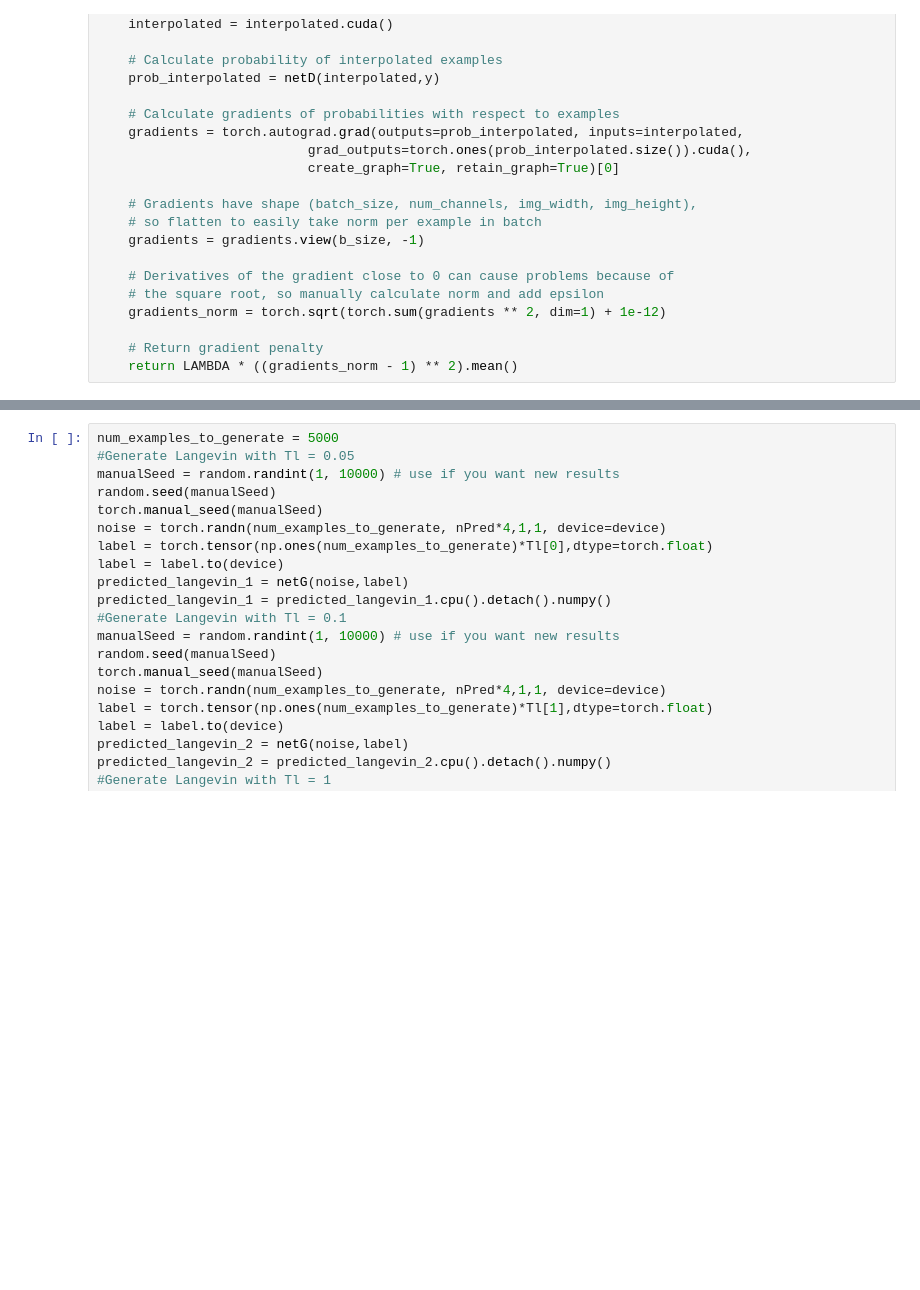
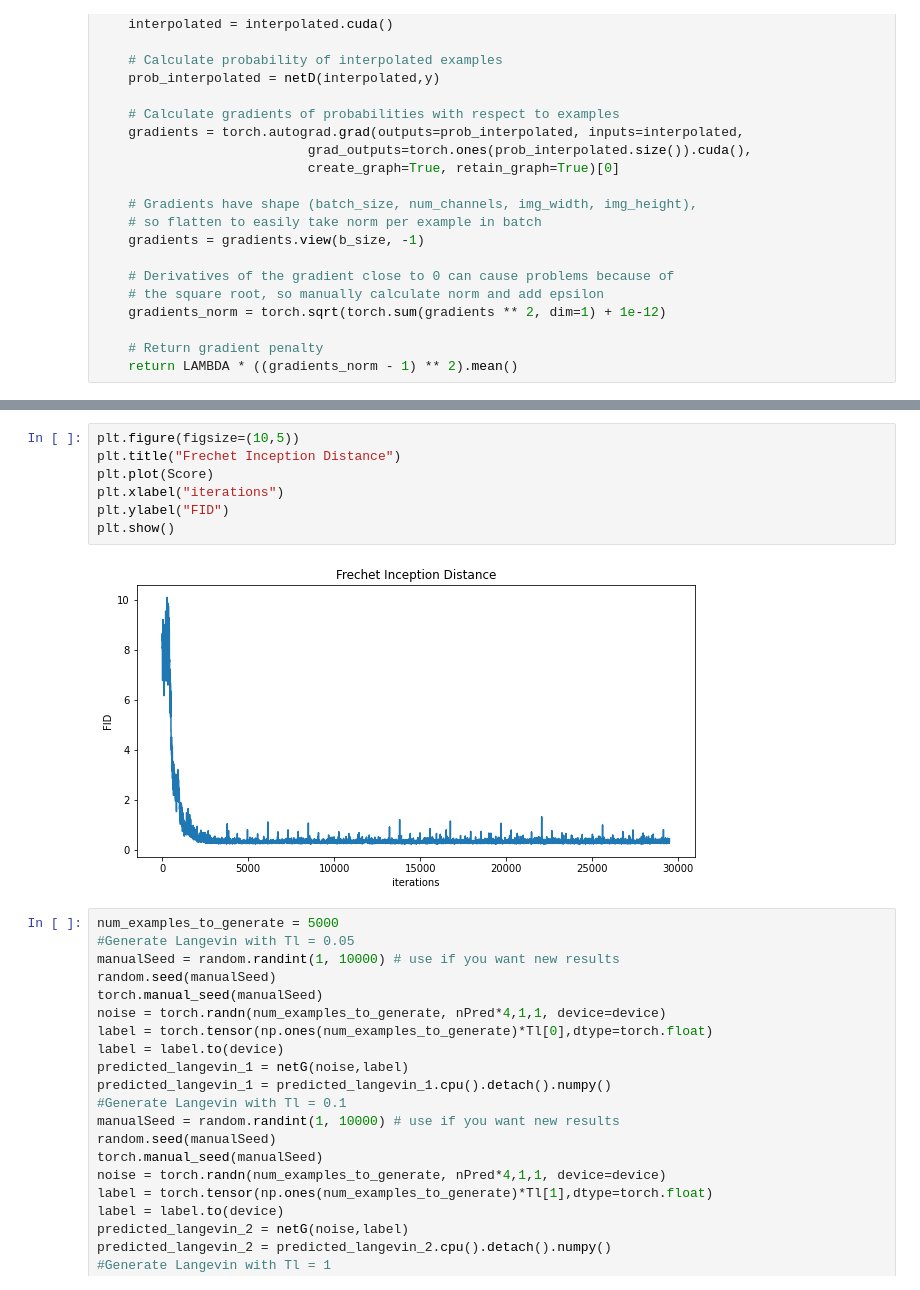
Before and after one commit to ferngonzalezp/Langevin-GAN, a Jupyter notebook: wgan_gp_langevin_pytroch.ipynb, the cells around one changed output, grey strips where cells are left out. Drawn from its saved outputs; the diff is of its cells as text; blank space fills up the shorter version.

```diff
--- a/wgan_gp_langevin_pytroch.ipynb
+++ b/wgan_gp_langevin_pytroch.ipynb
@@ -454,3 +468,12 @@ plt.show()
+# %%
+plt.figure(figsize=(10,5))
+plt.title("Frechet Inception Distance")
+plt.plot(Score)
+plt.xlabel("iterations")
+plt.ylabel("FID")
+plt.show()
+# %% [output]
+[figure, added]
 # %%
 num_examples_to_generate = 5000
 #Generate Langevin with Tl = 0.05
```
Also changed, not shown: parts of 19 cells of this notebook.
